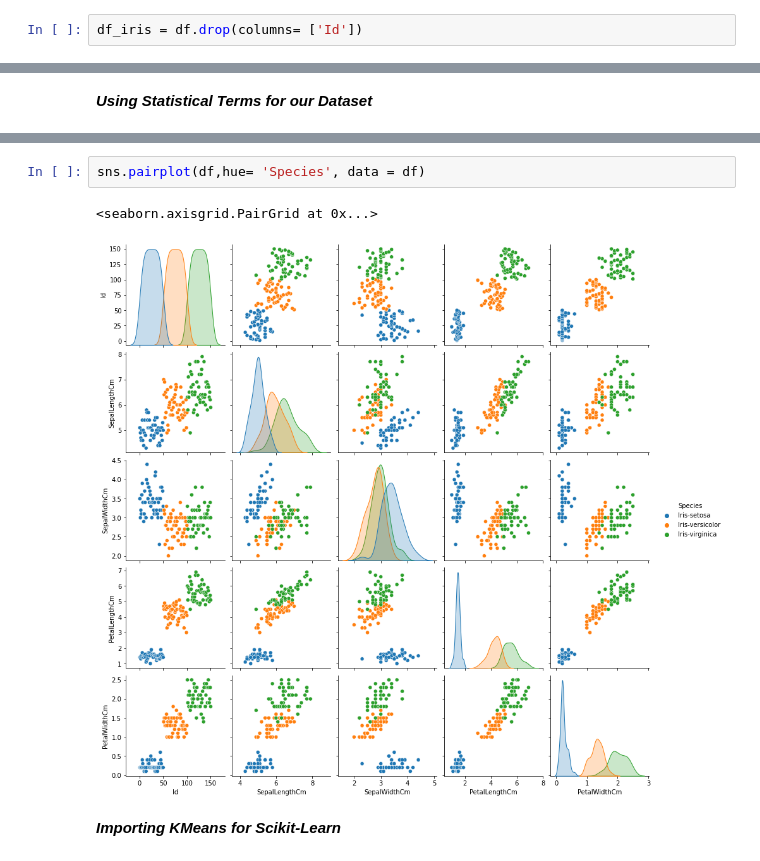
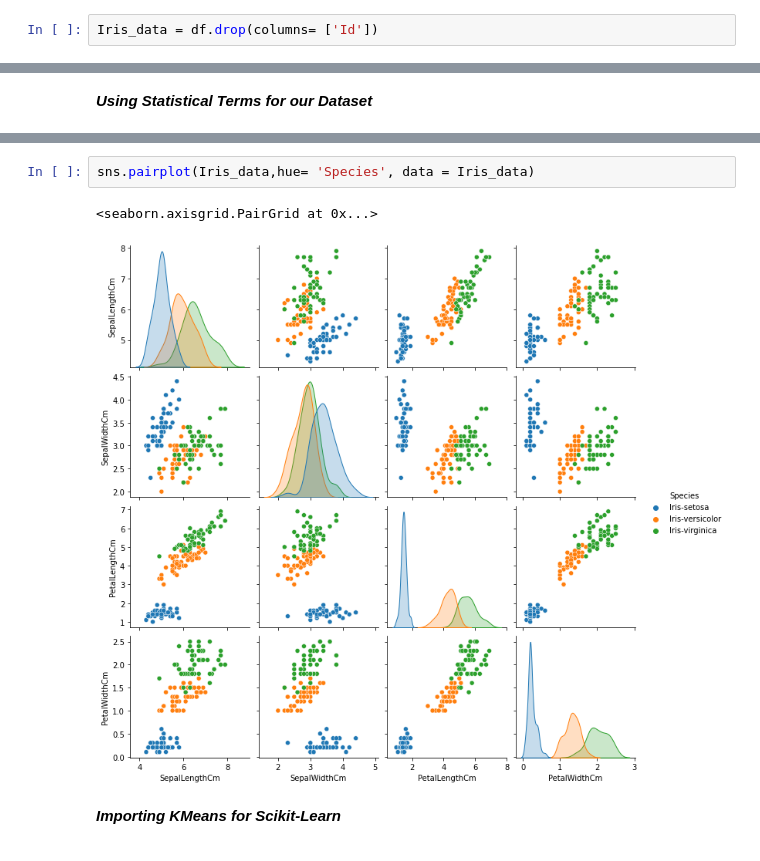
Before and after one commit to zamamfarhat/Internship, a Jupyter notebook: Task2_Prediction_Using_Unsupervised_Learning.ipynb, the cells around one changed output, grey strips where cells are left out. Saved outputs shown, nothing was run; the diff lists cells and outputs as text.

```diff
--- a/Task2_Prediction_Using_Unsupervised_Learning.ipynb
+++ b/Task2_Prediction_Using_Unsupervised_Learning.ipynb
@@ -36,7 +36,7 @@ df_iris.head(2)
 # %% [markdown]
 ***Dropping the Id Column as it is of no use in this task***
 # %%
-df_iris = df.drop(columns= ['Id'])
+Iris_data = df.drop(columns= ['Id'])
 # %% [markdown]
 ***After droping the ID column, our dataset look like this***
 # %%
@@ -87,10 +87,10 @@ df_iris.iloc[:,:-1].describe()
 | 75% | 6.400000 | 3.300000 | 5.100000 | 1.800000 |
 | max | 7.900000 | 4.400000 | 6.900000 | 2.500000 |
 # %%
-sns.pairplot(df,hue= 'Species', data = df)
+sns.pairplot(Iris_data,hue= 'Species', data = Iris_data)
 # %% [output]
 <seaborn.axisgrid.PairGrid at 0x...>
-[figure, old version]
+[figure, new version]
 # %% [markdown]
 ***Importing KMeans for Scikit-Learn***
 # %%
```
Also changed, not shown: parts of 11 cells of this notebook.
